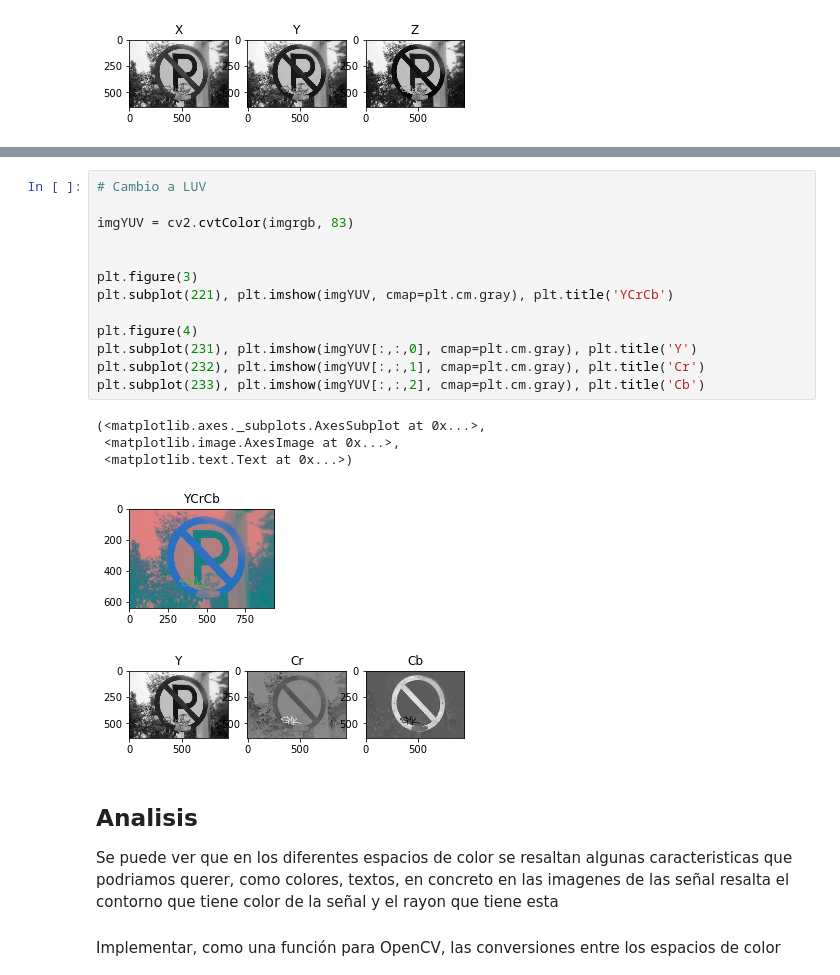
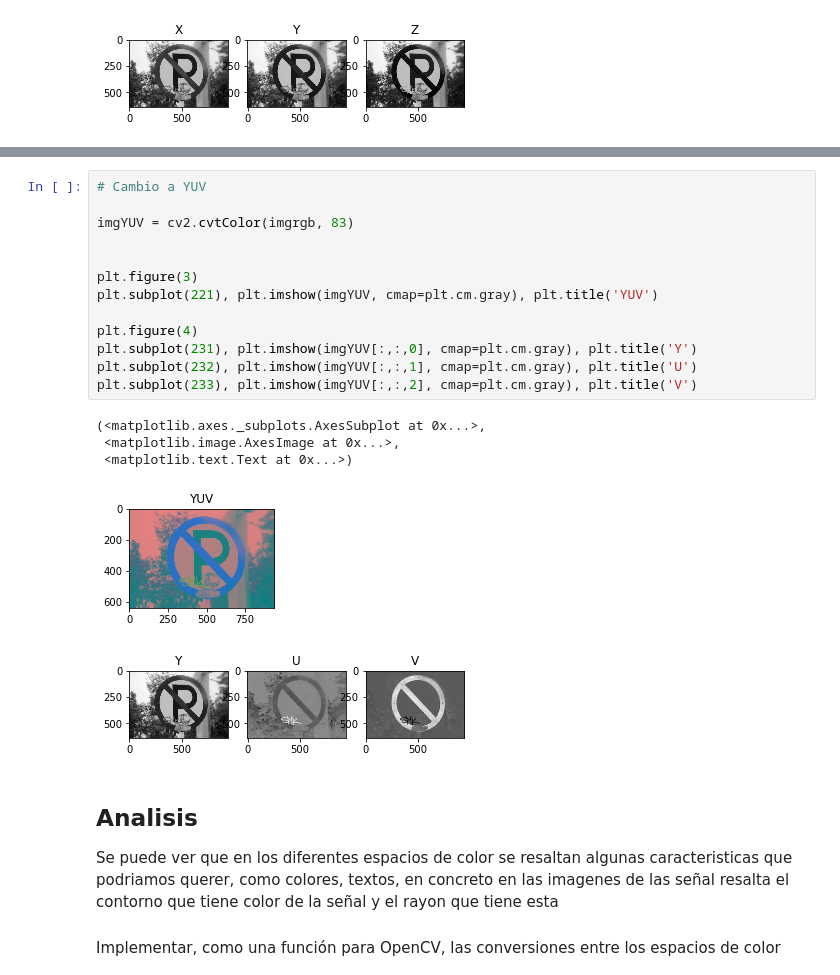
Before and after one commit to seradiazpin/MachineVisionUnal, a Jupyter notebook: Tarea3/Tarea3.ipynb, the cells around one changed output, grey strips where cells are left out. Cells and saved outputs as stored; diff of their text form.

```diff
--- a/Tarea3/Tarea3.ipynb
+++ b/Tarea3/Tarea3.ipynb
@@ -94,22 +94,22 @@ plt.subplot(233), plt.imshow(imgLUV[:,:,2], cmap=plt.cm.gray), plt.title('Cb')
 # %%
-# Cambio a LUV
+# Cambio a YUV
 
 imgYUV = cv2.cvtColor(imgrgb, 83)
 
 
 plt.figure(3)
-plt.subplot(221), plt.imshow(imgYUV, cmap=plt.cm.gray), plt.title('YCrCb')
+plt.subplot(221), plt.imshow(imgYUV, cmap=plt.cm.gray), plt.title('YUV')
 
 plt.figure(4)
 plt.subplot(231), plt.imshow(imgYUV[:,:,0], cmap=plt.cm.gray), plt.title('Y')
-plt.subplot(232), plt.imshow(imgYUV[:,:,1], cmap=plt.cm.gray), plt.title('Cr')
-plt.subplot(233), plt.imshow(imgYUV[:,:,2], cmap=plt.cm.gray), plt.title('Cb')
+plt.subplot(232), plt.imshow(imgYUV[:,:,1], cmap=plt.cm.gray), plt.title('U')
+plt.subplot(233), plt.imshow(imgYUV[:,:,2], cmap=plt.cm.gray), plt.title('V')
 # %% [output]
 (<matplotlib.axes._subplots.AxesSubplot at 0x...>,
  <matplotlib.image.AxesImage at 0x...>,
  <matplotlib.text.Text at 0x...>)
-[figure, old version]
+[figure, new version]
-[figure, old version]
+[figure, new version]
 # %% [markdown]
 <h2>Analisis </h2>
 <p>Se puede ver que en los diferentes espacios de color se resaltan algunas caracteristicas que podriamos querer, como colores, textos, en concreto en las imagenes de las señal resalta el contorno que tiene color de la señal y el rayon que tiene esta</p>
```
Also changed, not shown: parts of 2 cells of this notebook, 4 other files.
